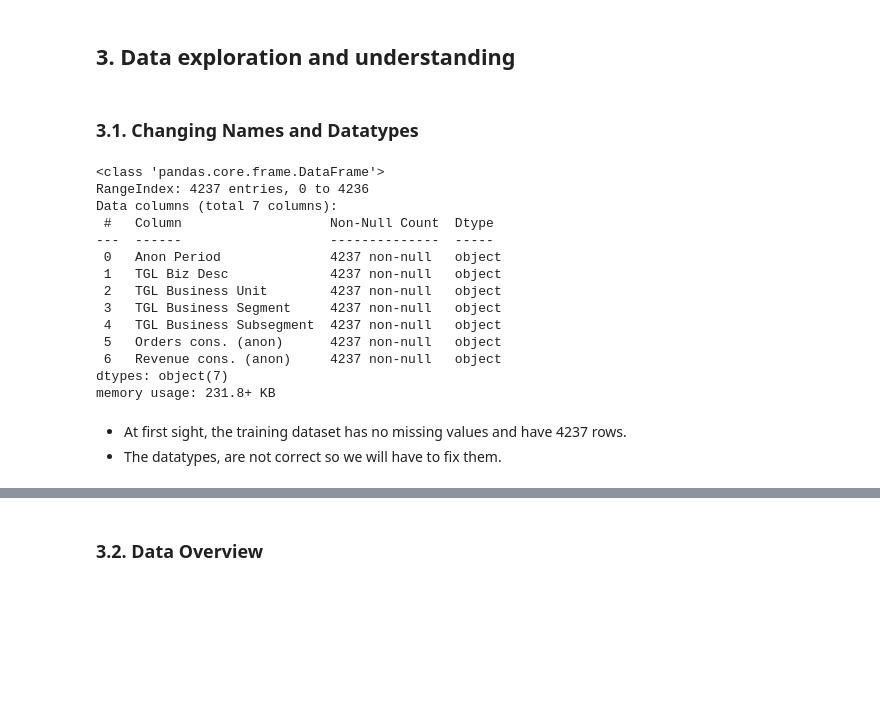
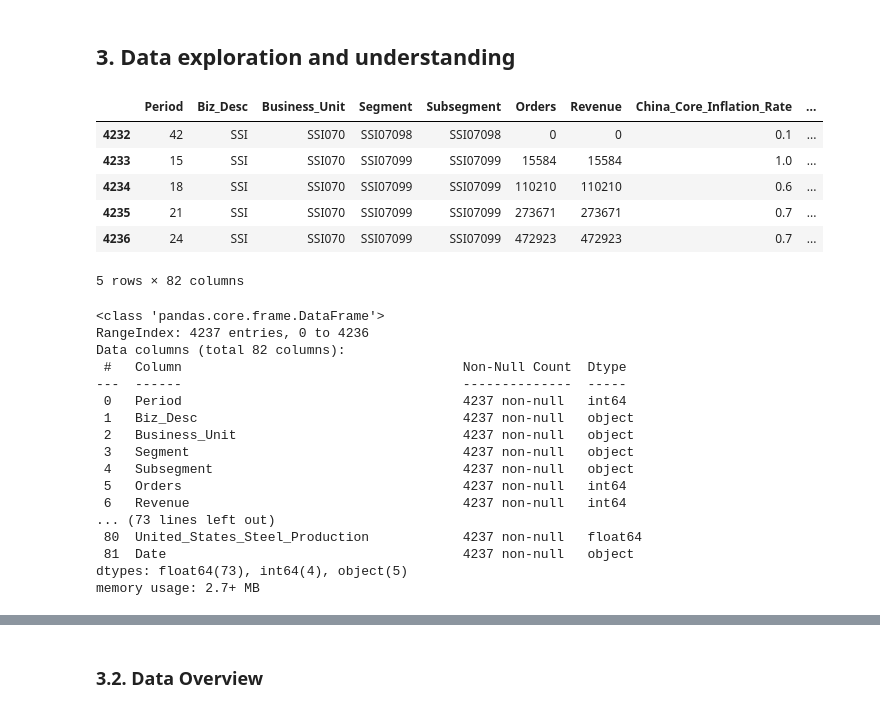
Before and after one commit to Alanog10/Siemens, a Jupyter notebook: Middle-Out.ipynb, the cells around one changed output, grey strips where cells are left out. Drawn from its saved outputs; the diff is of its cells as text; code cells hidden in the pictures; blank space fills up the shorter version.

```diff
--- a/Notebook Marta.ipynb
+++ b/Middle-Out.ipynb
@@ -62,25 +26,35 @@ df_period_map = pd.read_excel(MARKET_PATH, sheet_name='Sheet2')
+# %%
+df_merged = pd.read_csv('df_merged.csv')
 # %% [markdown]
 ## 3. Data exploration and understanding
-# %% [markdown]
-### 3.1. Changing Names and Datatypes
+# %%
+df_merged.tail()
+# %% [output]
+|  | Period | Biz_Desc | Business_Unit | Segment | Subsegment | Orders | Revenue | China_Core_Inflation_Rate | ... |
+| 4232 | 42 | SSI | SSI070 | SSI07098 | SSI07098 | 0 | 0 | 0.1 | ... |
+| 4233 | 15 | SSI | SSI070 | SSI07099 | SSI07099 | 15584 | 15584 | 1.0 | ... |
+| 4234 | 18 | SSI | SSI070 | SSI07099 | SSI07099 | 110210 | 110210 | 0.6 | ... |
+| 4235 | 21 | SSI | SSI070 | SSI07099 | SSI07099 | 273671 | 273671 | 0.7 | ... |
+| 4236 | 24 | SSI | SSI070 | SSI07099 | SSI07099 | 472923 | 472923 | 0.7 | ... |
+5 rows × 82 columns
 # %%
 #overview the dataset
-train_data.info()
+df_merged.info()
 # %% [output]
 <class 'pandas.core.frame.DataFrame'>
 RangeIndex: 4237 entries, 0 to 4236
-Data columns (total 7 columns):
- #   Column                   Non-Null Count  Dtype
----  ------                   --------------  -----
- 0   Anon Period              4237 non-null   object
- 1   TGL Biz Desc             4237 non-null   object
- 2   TGL Business Unit        4237 non-null   object
- 3   TGL Business Segment     4237 non-null   object
- 4   TGL Business Subsegment  4237 non-null   object
- 5   Orders cons. (anon)      4237 non-null   object
- 6   Revenue cons. (anon)     4237 non-null   object
-dtypes: object(7)
-memory usage: 231.8+ KB
+Data columns (total 82 columns):
+ #   Column                                    Non-Null Count  Dtype
+---  ------                                    --------------  -----
+ 0   Period                                    4237 non-null   int64
+ 1   Biz_Desc                                  4237 non-null   object
+ 2   Business_Unit                             4237 non-null   object
+ 3   Segment                                   4237 non-null   object
+ 4   Subsegment                                4237 non-null   object
+ 5   Orders                                    4237 non-null   int64
+ 6   Revenue                                   4237 non-null   int64
+... (73 lines left out)
+ 80  United_States_Steel_Production            4237 non-null   float64
+ 81  Date                                      4237 non-null   object
+dtypes: float64(73), int64(4), object(5)
+memory usage: 2.7+ MB
-# %% [markdown]
-- At first sight, the training dataset has no missing values and have 4237 rows.
-- The datatypes, are not correct so we will have to fix them.
```
Also changed, not shown: parts of 11 cells of this notebook, 2 other files.
